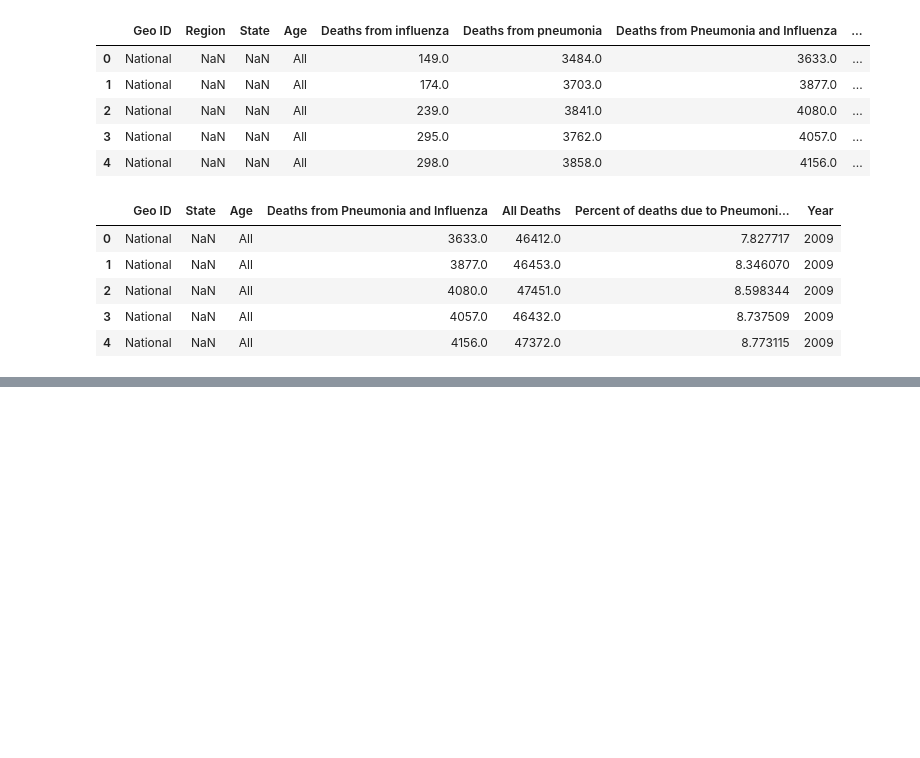
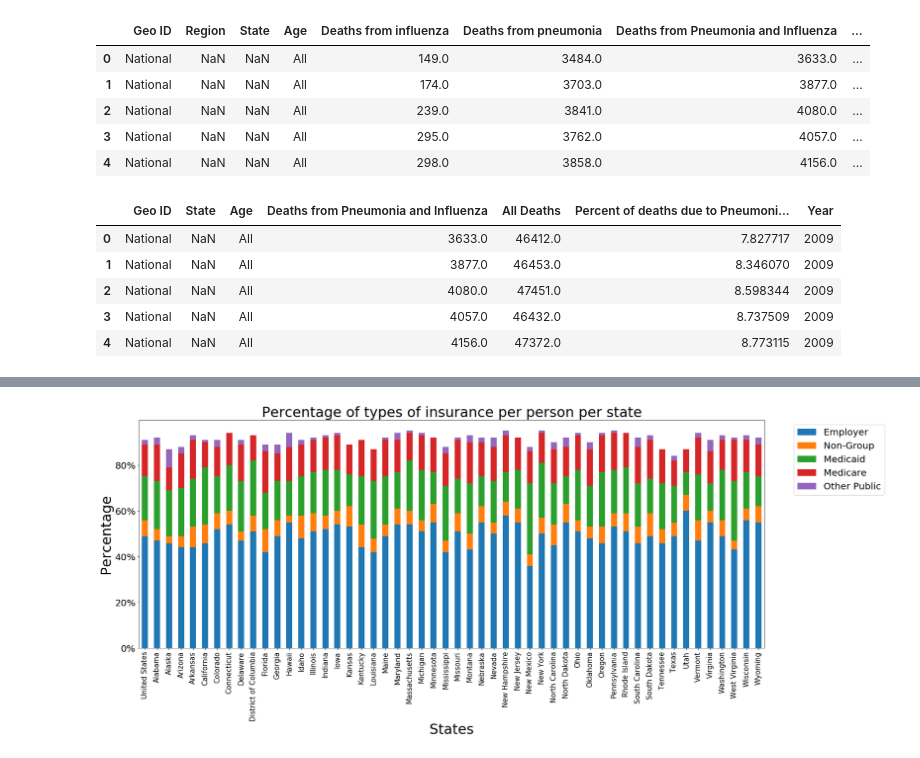
Before and after one commit to siven91/DataScienceProject1, a Jupyter notebook: AnotherDayAnotherData.ipynb, the cells around one changed output, grey strips where cells are left out. Cells and saved outputs as stored; diff of their text form; code cells hidden in the pictures; blank space fills up the shorter version.

```diff
--- a/AnotherDayAnotherData.ipynb
+++ b/AnotherDayAnotherData.ipynb
@@ -156,0 +189,19 @@ print(output_df)
+# %%
+# Removing the uninsured column to adjust for the chart
+remove_uninsured_df = pd.DataFrame(drop_null_df.drop(['Uninsured'], axis=1))
+
+# Plots the graph
+graph = remove_uninsured_df.plot.bar(xaxis, stacked=True, title=title)
+
+# Formats the graph
+plt.title('Percentage of types of insurance per person per state', size = 30)
+plt.ylabel('Percentage', size = 30)
+plt.xlabel('States', size = 30)
+plt.legend(loc='upper right', bbox_to_anchor=(1.20, 1), prop={'size': 20})
+plt.xticks(size = 15)
+plt.yticks(size = 20)
+
+# Converts the y axis to percentages
+graph.yaxis.set_major_formatter(mtick.PercentFormatter(1.0))
+# %% [output]
+[figure, added]
```
Also changed, not shown: parts of 5 cells of this notebook.
